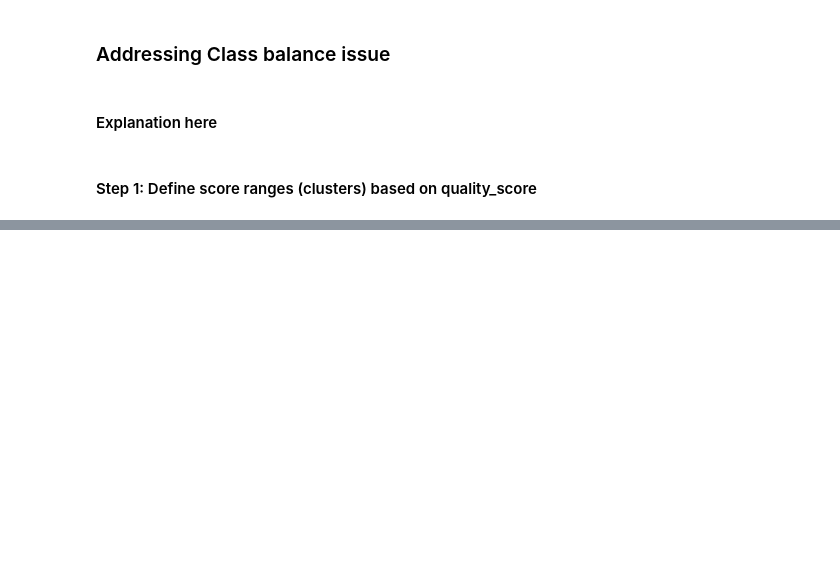
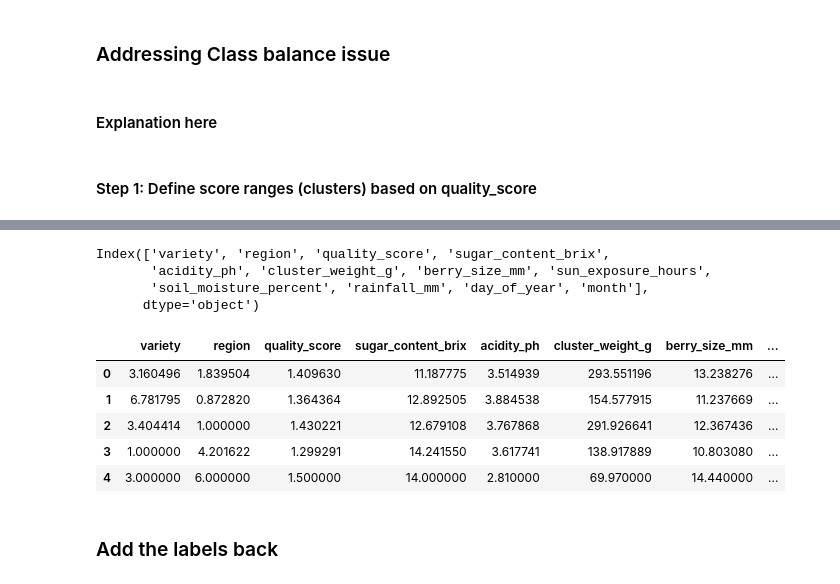
Before and after one commit to lazychach/Grape_Quality_Prediction, a Jupyter notebook: process/cleaning_process/clean.ipynb, the cells around one changed output, grey strips where cells are left out. Drawn from its saved outputs; the diff is of its cells as text; code cells hidden in the pictures; blank space fills up the shorter version.

```diff
--- a/process/cleaning_process/clean.ipynb
+++ b/process/cleaning_process/clean.ipynb
@@ -141,4 +184,0 @@ grape_resample=df_grape.drop(columns=['quality_category'])
-# %%
-bins = [1.0, 1.5, 2.5, 3.5, 4.0]
-labels = ['Low', 'Medium', 'High','Premium']
-grape_resample['score_cluster'] = pd.cut(grape_resample['quality_score'], bins=bins, labels=labels, include_lowest=True)
@@ -174,7 +212,29 @@ def generate_synthetic_samples(cluster_data, n_samples=100):
 # %%
 synthetic_data = []
 for label in ['Low', 'Premium']:
-    cluster_data = grape_resample[grape_resample['score_cluster'] == label].drop(columns=['score_cluster', 'sample_id', 'harvest_date']).values
+    cluster_data = grape_resample[grape_resample['quality_category'] == label].drop(columns=['quality_category']).values
+    #We drop the label column because not encoded : we will recreate it later
     if len(cluster_data) > 1:
         synthetic_samples = generate_synthetic_samples(cluster_data, n_samples=100)
         synthetic_data.append(synthetic_samples)
+# %%
+synthetic_data_combined = np.vstack(synthetic_data)
+
+numeric_columns = grape_resample.drop(columns=['quality_category']).columns
+print(numeric_columns)
+
+synthetic_df = pd.DataFrame(synthetic_data_combined, columns=numeric_columns)
+synthetic_df.head()
+# %% [output]
+Index(['variety', 'region', 'quality_score', 'sugar_content_brix',
+       'acidity_ph', 'cluster_weight_g', 'berry_size_mm', 'sun_exposure_hours',
+       'soil_moisture_percent', 'rainfall_mm', 'day_of_year', 'month'],
+      dtype='object')
+|  | variety | region | quality_score | sugar_content_brix | acidity_ph | cluster_weight_g | berry_size_mm | ... |
+| 0 | 3.160496 | 1.839504 | 1.409630 | 11.187775 | 3.514939 | 293.551196 | 13.238276 | ... |
+| 1 | 6.781795 | 0.872820 | 1.364364 | 12.892505 | 3.884538 | 154.577915 | 11.237669 | ... |
+| 2 | 3.404414 | 1.000000 | 1.430221 | 12.679108 | 3.767868 | 291.926641 | 12.367436 | ... |
+| 3 | 1.000000 | 4.201622 | 1.299291 | 14.241550 | 3.617741 | 138.917889 | 10.803080 | ... |
+| 4 | 3.000000 | 6.000000 | 1.500000 | 14.000000 | 2.810000 | 69.970000 | 14.440000 | ... |
+# %% [markdown]
+### Add the labels back
```
Also changed, not shown: parts of 9 cells of this notebook.
